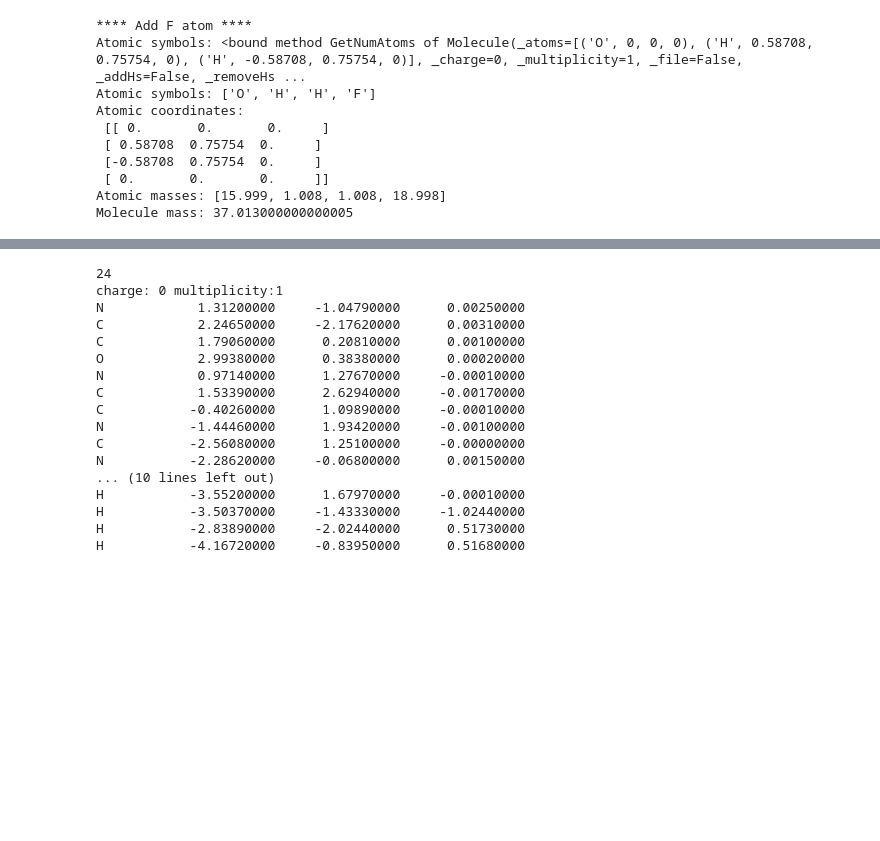
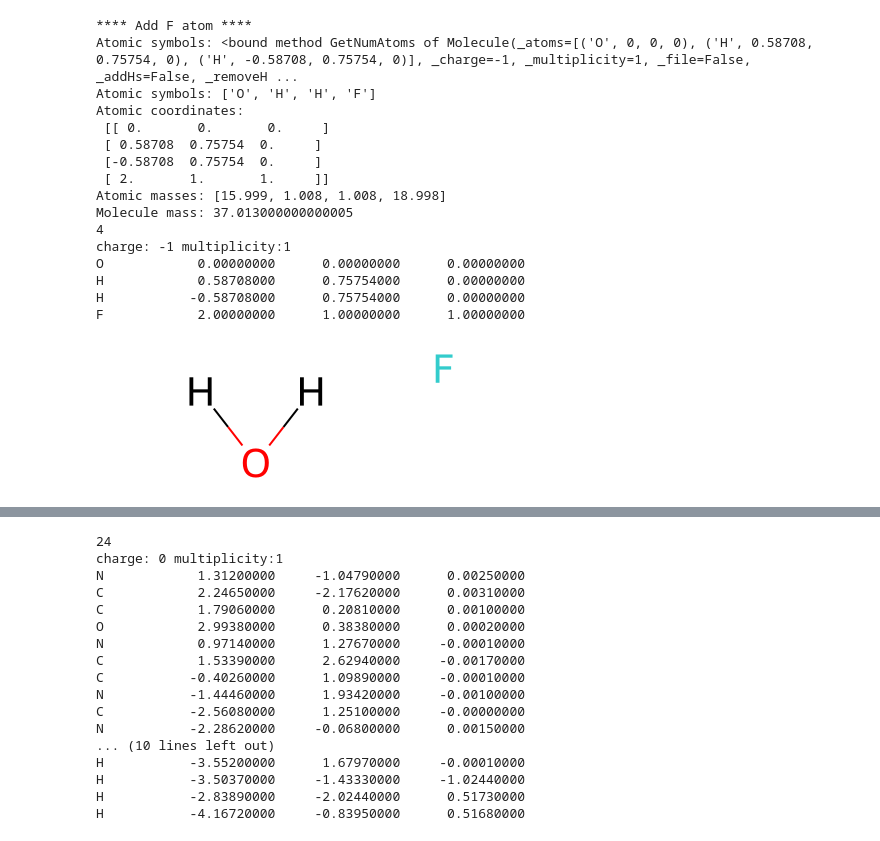
Before and after one commit to e-florez/amcess, a Jupyter notebook: workflow/08_rdkit.ipynb, the cells around one changed output, grey strips where cells are left out. Saved outputs shown, nothing was run; the diff lists cells and outputs as text; code cells hidden in the pictures; blank space fills up the shorter version.

```diff
--- a/workflow/08_rdkit.ipynb
+++ b/workflow/08_rdkit.ipynb
@@ -49,24 +67,34 @@ Remove Oxigen: [('H', -0.79607794, -0.194675, -0.0), ('H', 0.80178102, -0.190483
 # %%
 water = [("O", 0, 0, 0), ("H", 0.58708, 0.75754, 0), ("H", -0.58708, 0.75754, 0)]
 water_molecule = Molecule(water)
-water_molecule.AddAtoms([('F', 0.0, 0.0, 0.0)])
+water_molecule.AddAtoms([('F', 2.0, 1.0, 1.0)])
+water_molecule.SetMolCharge = -1
 print("**** Add F atom ****")
 print(f"Atomic symbols: {water_molecule.GetNumAtoms}")
 print(f"Atomic symbols: {water_molecule.GetAtomicSymbols}")
 print(f"Atomic coordinates:\n {water_molecule.GetAtomicCoordinates}")
 print(f"Atomic masses: {water_molecule.GetAtomicMasses}")
 print(f"Molecule mass: {water_molecule.GetMolMass}")
+print(water_molecule)
+water_molecule
 # %% [output]
 **** Add F atom ****
-Atomic symbols: <bound method GetNumAtoms of Molecule(_atoms=[('O', 0, 0, 0), ('H', 0.58708, 0.75754, 0), ('H', -0.58708, 0.75754, 0)], _charge=0, _multiplicity=1, _file=False, _addHs=False, _removeHs ...
+Atomic symbols: <bound method GetNumAtoms of Molecule(_atoms=[('O', 0, 0, 0), ('H', 0.58708, 0.75754, 0), ('H', -0.58708, 0.75754, 0)], _charge=-1, _multiplicity=1, _file=False, _addHs=False, _removeH ...
 Atomic symbols: ['O', 'H', 'H', 'F']
 Atomic coordinates:
  [[ 0.       0.       0.     ]
  [ 0.58708  0.75754  0.     ]
  [-0.58708  0.75754  0.     ]
- [ 0.       0.       0.     ]]
+ [ 2.       1.       1.     ]]
 Atomic masses: [15.999, 1.008, 1.008, 18.998]
 Molecule mass: 37.013000000000005
+4
+charge: -1 multiplicity:1
+O            0.00000000      0.00000000      0.00000000
+H            0.58708000      0.75754000      0.00000000
+H           -0.58708000      0.75754000      0.00000000
+F            2.00000000      1.00000000      1.00000000
+[figure, added]
 # %%
 ethane = "CC"
 ethane_molecule = Molecule(ethane)
```
Also changed, not shown: parts of 14 cells of this notebook, 1 other file.
